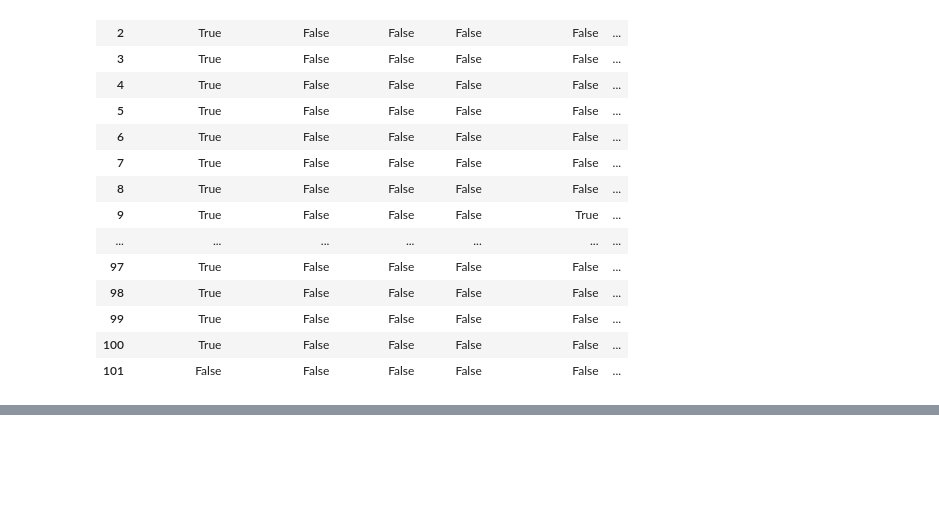
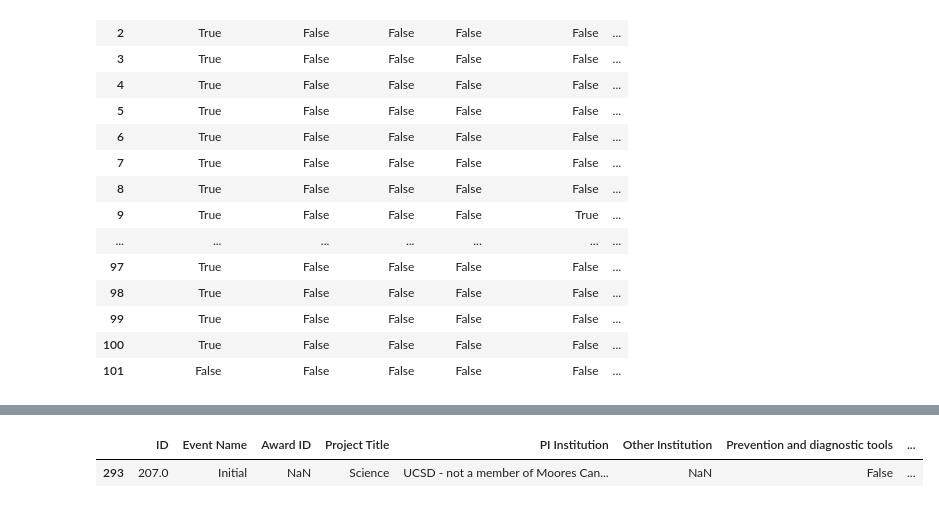
Before and after one commit to lucienqchen/curebound, a Jupyter notebook: curebound/notebooks/phu-diane-data-analysis.ipynb, the cells around one changed output, grey strips where cells are left out. Saved outputs shown, nothing was run; the diff lists cells and outputs as text; code cells hidden in the pictures; blank space fills up the shorter version.

```diff
--- a/curebound/notebooks/phu-diane-data-analysis.ipynb
+++ b/curebound/notebooks/phu-diane-data-analysis.ipynb
@@ -1500,0 +1496,5 @@ query_project(roi, 'Deciphering')
+# %%
+query_data(roi, 'Grant Start Date:', '2022')
+# %% [output]
+|  | ID | Event Name | Award ID | Project Title | PI Institution | Other Institution | Prevention and diagnostic tools | ... |
+| 293 | 207.0 | Initial | NaN | Science | UCSD - not a member of Moores Can... | NaN | False | ... |
```
Also changed, not shown: parts of 2 cells of this notebook, 1 other file.
